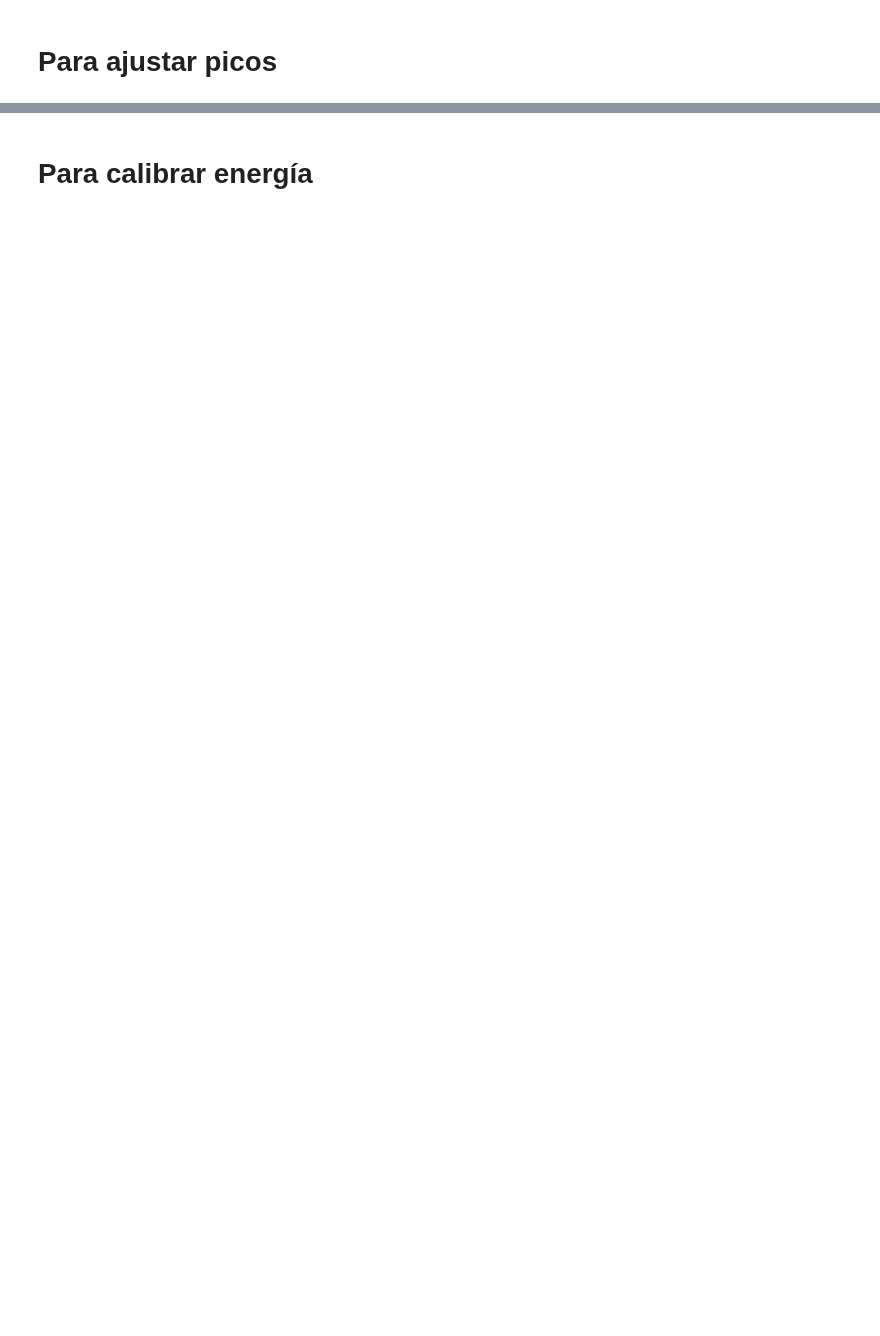
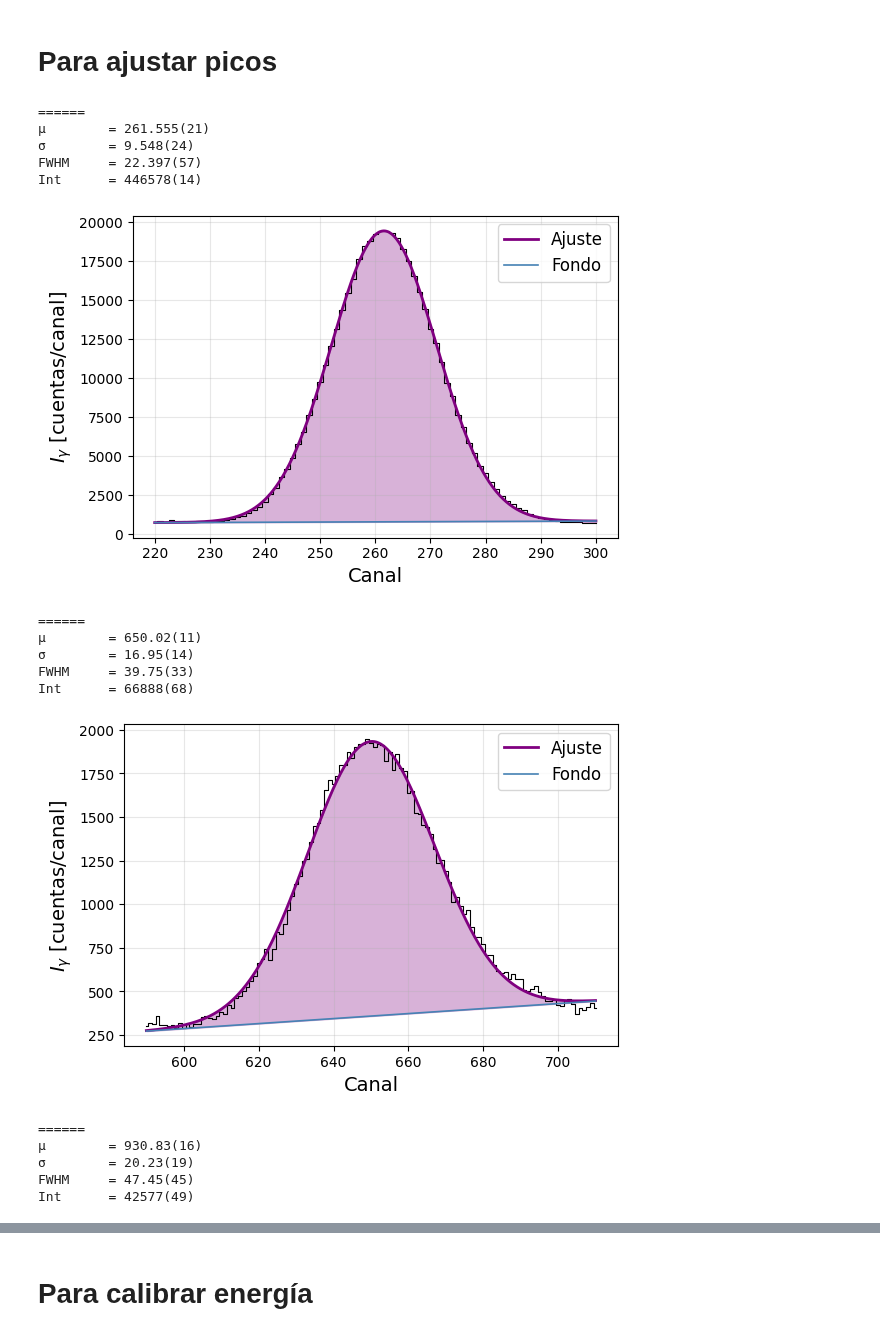
Before and after one commit to asarria48/Nuclear-physics, a Jupyter notebook: Previa2ASM.ipynb, the cells around one changed output, grey strips where cells are left out. Saved outputs shown, nothing was run; the diff lists cells and outputs as text; code cells hidden in the pictures; blank space fills up the shorter version.

```diff
--- a/Previa2ASM.ipynb
+++ b/Previa2ASM.ipynb
@@ -115,42 +87,54 @@ def ajustar_pico(x, y, x_min, x_max, color="purple"):
     bg  = a0 + a1 * xf
 
     # gráficas
     fig, ax = plt.subplots(figsize=(6, 4))
     ax.step(xr, yr, where='mid', color='black', lw=0.8)
     ax.plot(xf, fit, color=color, lw=2, label='Ajuste')
     ax.plot(xf, bg, color='steelblue', lw=1.2, label='Fondo')
     ax.fill_between(xf, bg, fit, where=(fit > bg), color=color, alpha=0.3)
 
 
     ax.set_xlabel("Canal", fontsize=14)
-    ax.set_ylabel("[cuentas/canal]", fontsize=14)
+    ax.set_ylabel("$I_\gamma$ [cuentas/canal]", fontsize=14)
     ax.legend(fontsize=12)
     ax.grid(alpha=0.3)
 
 
     plt.tight_layout()
     plt.show()
 
 
 # ajusto varios picos de una vez
 
-datos = "2021-11-15_cal_133Ba22Na137Cs60Co_600s_1.csv"
+datos = "22Na-previa2.csv"
 df = pd.read_csv(datos)
 
 x = df.iloc[:, 0]
 y = df.iloc[:, 1]
 
 picos = [
-    (156, 185, "purple"),                                                      # del bario 133, 79.61 keV
-    (565, 590, "purple"),                                                      # del bario 133, 276.39 keV
-    (615, 650, "purple"),                                                      # del bario 133, 302.85 keV
-    (730, 760, "purple"),                                                      # del bario 133, 356.01 keV
-    (785, 815, "purple"),                                                      # del bario 133, 383.84 keV
-    (1365, 1392, "purple"),                                                    # del cesio 137 (no el pico de rayos X) 661 keV
-    (2430, 2455, "purple"),                                                    # del cobalto 60 (primero) 1173 keV
-    (2630, 2670, "purple"),                                                    # del cobalto 60 (segundo) 1332 keV
-    (2755, 2790, "purple"),                                                    # del sodio 22, 1275 keV
-]
+    (220, 300, "purple"),                                                      # primer pico
+    (590, 710, "purple"),                                                      # segundo pico
+    (850, 1000, "purple"),                                                     # tercer pico
+    ]
 
 for xmin, xmax, color in picos:
     ajustar_pico(x, y, xmin, xmax, color)
+# %% [output]
+======
+μ        = 261.555(21)
+σ        = 9.548(24)
+FWHM     = 22.397(57)
+Int      = 446578(14)
+[figure, added]
+======
+μ        = 650.02(11)
+σ        = 16.95(14)
+FWHM     = 39.75(33)
+Int      = 66888(68)
+[figure, added]
+======
+μ        = 930.83(16)
+σ        = 20.23(19)
+FWHM     = 47.45(45)
+Int      = 42577(49)
```
Also changed, not shown: parts of 12 cells of this notebook.
